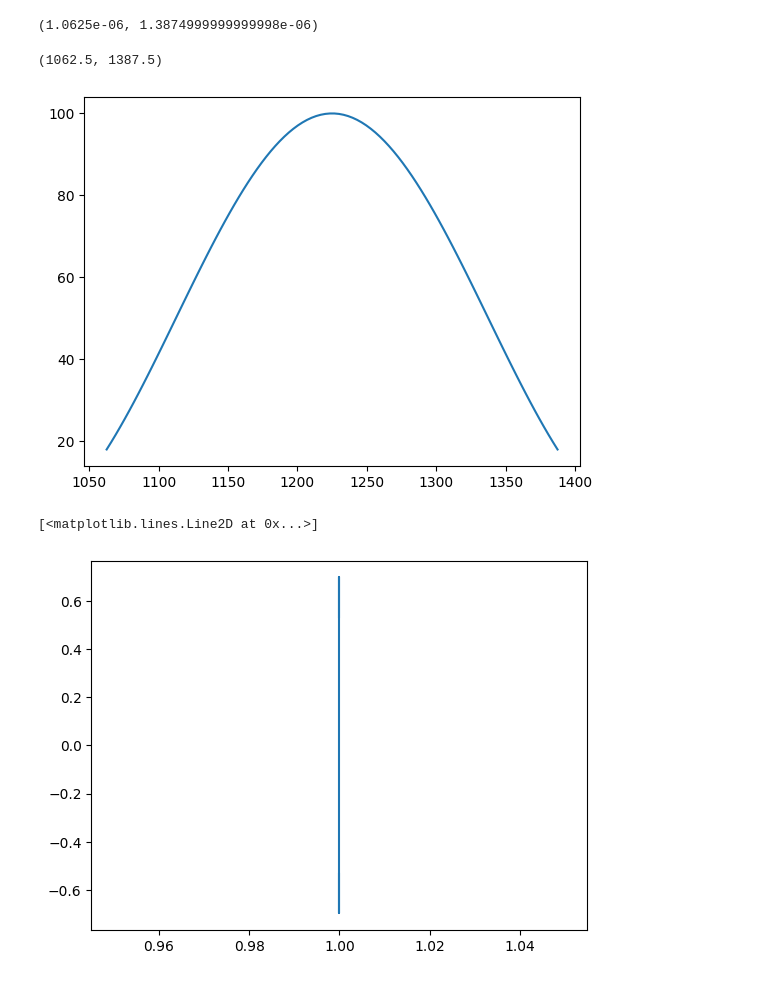
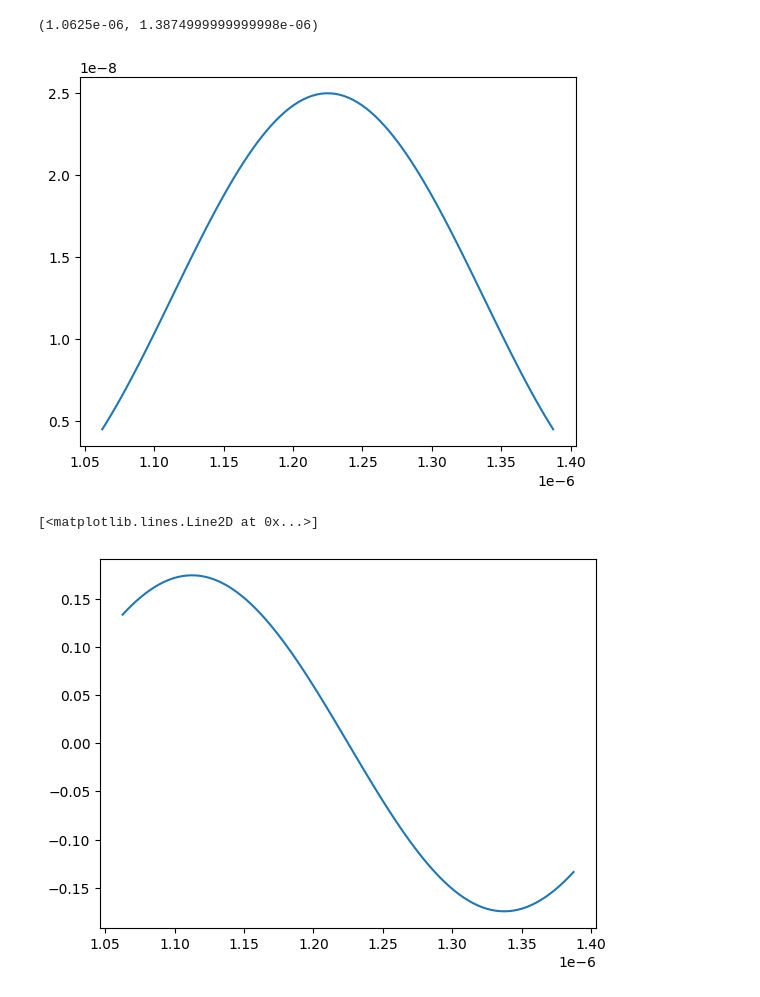
Before and after one commit to phigas/freepaths-sinus-wave, a Jupyter notebook: test.ipynb, the cells around one changed output. Cells and saved outputs as stored; diff of their text form; code cells hidden in the pictures.

```diff
--- a/test.ipynb
+++ b/test.ipynb
@@ -16,27 +16,25 @@ hole.bounds
 # %% [output]
 (1.0625e-06, 1.3874999999999998e-06)
 # %%
-x0 = 1000
-y0 = 0
-le = 400
-gap = 50
-dev = 100
-thickness = 75
+# x0 = 1000
+# y0 = 0
+# le = 400
+# gap = 50
+# dev = 100
+# thickness = 75
 
-hole = SinusWave(x0=x0, len=le, gap=gap, deviation=dev, y0=y0, thickness=thickness)
-hole.bounds
+# hole = SinusWave(x0=x0, len=le, gap=gap, deviation=dev, y0=y0, thickness=thickness)
+# hole.bounds
-# %% [output]
-(1062.5, 1387.5)
 # %%
 fun_derivative = lambda x: np.array([x*0+1, 2*np.pi*np.sin((x-x0)*2*np.pi/(le+gap))/(le+gap)/2*dev])
 # %%
 x1 = np.linspace(hole.bounds[0], hole.bounds[1], 100)
 y1 = hole.sin_function(x1)
 plt.plot(y1[0], y1[1])
 plt.show()
 y2 = fun_derivative(x1)
-plt.plot(y2[0], y2[1])
+plt.plot(x1, y2[1])
 # %% [output]
-[figure, old version]
+[figure, new version]
 [<matplotlib.lines.Line2D at 0x...>]
-[figure, old version]
+[figure, new version]
```
Also changed, not shown: parts of 3 cells of this notebook, 1 other file.
